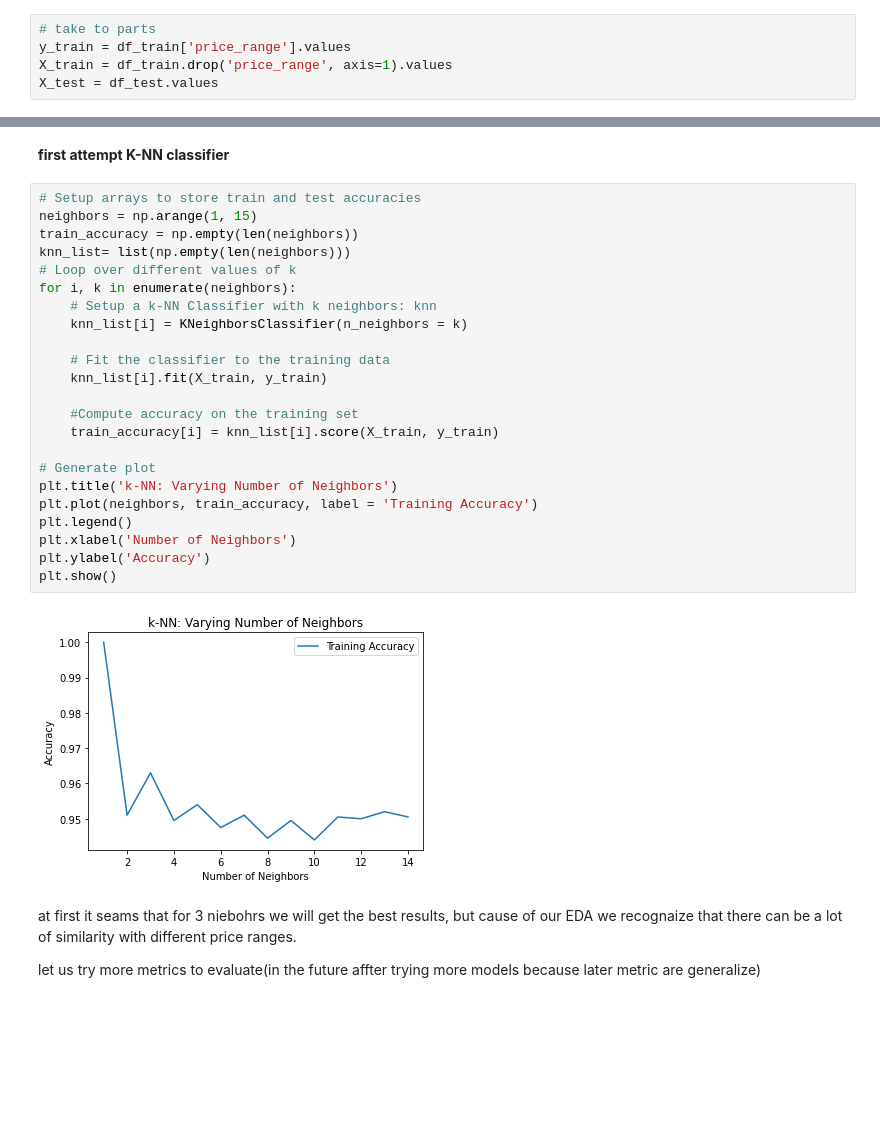
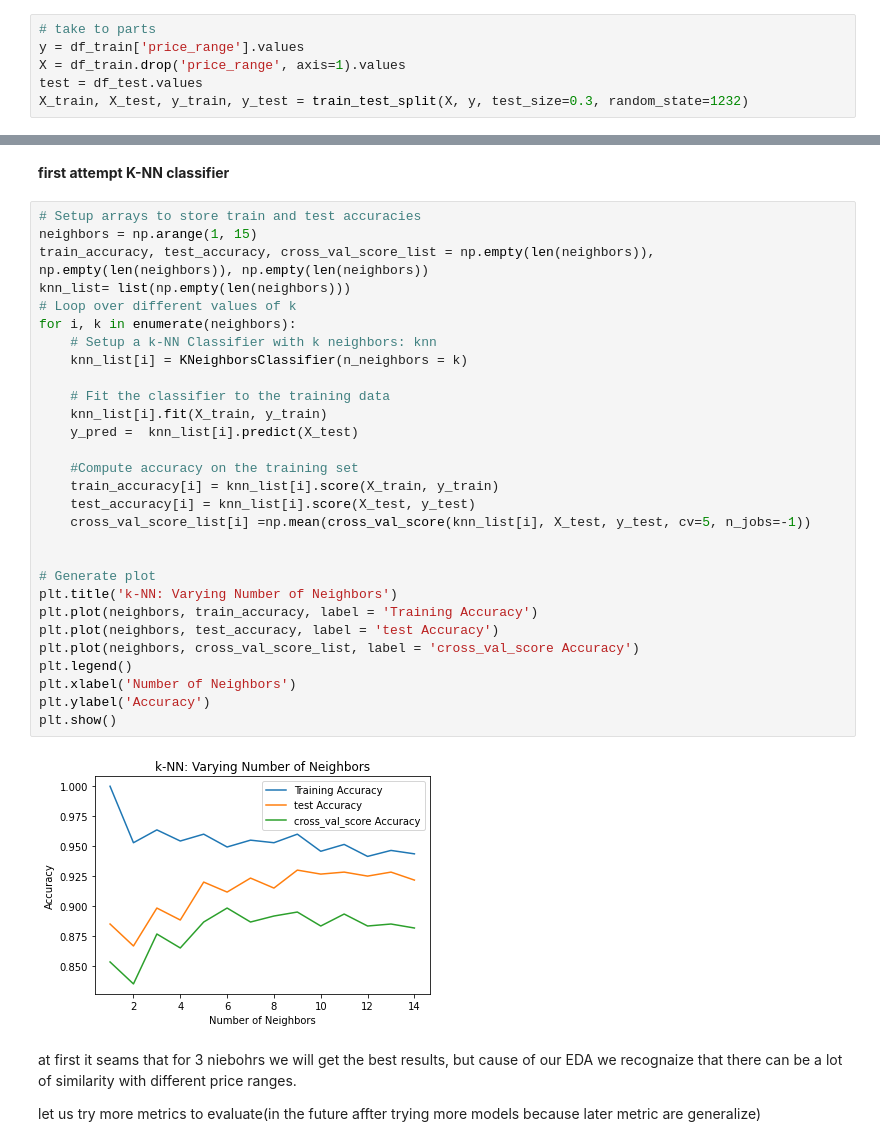
Before and after one commit to guybass/supervised_learning_models, a Jupyter notebook: notebook107654085a.ipynb, the cells around one changed output, grey strips where cells are left out. Drawn from its saved outputs; the diff is of its cells as text; blank space fills up the shorter version.

```diff
--- a/notebook107654085a.ipynb
+++ b/notebook107654085a.ipynb
@@ -253,9 +268,10 @@ for the moment all our features are numbers and we didnt try to learn yet so no
 **suppervized models**
 # %%
 # take to parts
-y_train = df_train['price_range'].values
-X_train = df_train.drop('price_range', axis=1).values
-X_test = df_test.values
+y = df_train['price_range'].values
+X = df_train.drop('price_range', axis=1).values
+test = df_test.values
+X_train, X_test, y_train, y_test = train_test_split(X, y, test_size=0.3, random_state=1232)
 # %% [markdown]
 preper for work
 # %% [markdown]
@@ -263,28 +279,34 @@ preper for work
 # %%
 # Setup arrays to store train and test accuracies
 neighbors = np.arange(1, 15)
-train_accuracy = np.empty(len(neighbors))
+train_accuracy, test_accuracy, cross_val_score_list = np.empty(len(neighbors)), np.empty(len(neighbors)), np.empty(len(neighbors))
 knn_list= list(np.empty(len(neighbors)))
 # Loop over different values of k
 for i, k in enumerate(neighbors):
     # Setup a k-NN Classifier with k neighbors: knn
     knn_list[i] = KNeighborsClassifier(n_neighbors = k)
 
     # Fit the classifier to the training data
     knn_list[i].fit(X_train, y_train)
+    y_pred =  knn_list[i].predict(X_test)
 
     #Compute accuracy on the training set
     train_accuracy[i] = knn_list[i].score(X_train, y_train)
+    test_accuracy[i] = knn_list[i].score(X_test, y_test)
+    cross_val_score_list[i] =np.mean(cross_val_score(knn_list[i], X_test, y_test, cv=5, n_jobs=-1))
+
 
 # Generate plot
 plt.title('k-NN: Varying Number of Neighbors')
 plt.plot(neighbors, train_accuracy, label = 'Training Accuracy')
+plt.plot(neighbors, test_accuracy, label = 'test Accuracy')
+plt.plot(neighbors, cross_val_score_list, label = 'cross_val_score Accuracy')
 plt.legend()
 plt.xlabel('Number of Neighbors')
 plt.ylabel('Accuracy')
 plt.show()
 # %% [output]
-[figure, old version]
+[figure, new version]
 # %% [markdown]
 at first it seams that for 3 niebohrs we will get the best results, but cause of our EDA we recognaize that there can be a lot of similarity with different price ranges.
 
```
Also changed, not shown: parts of 9 cells of this notebook.
